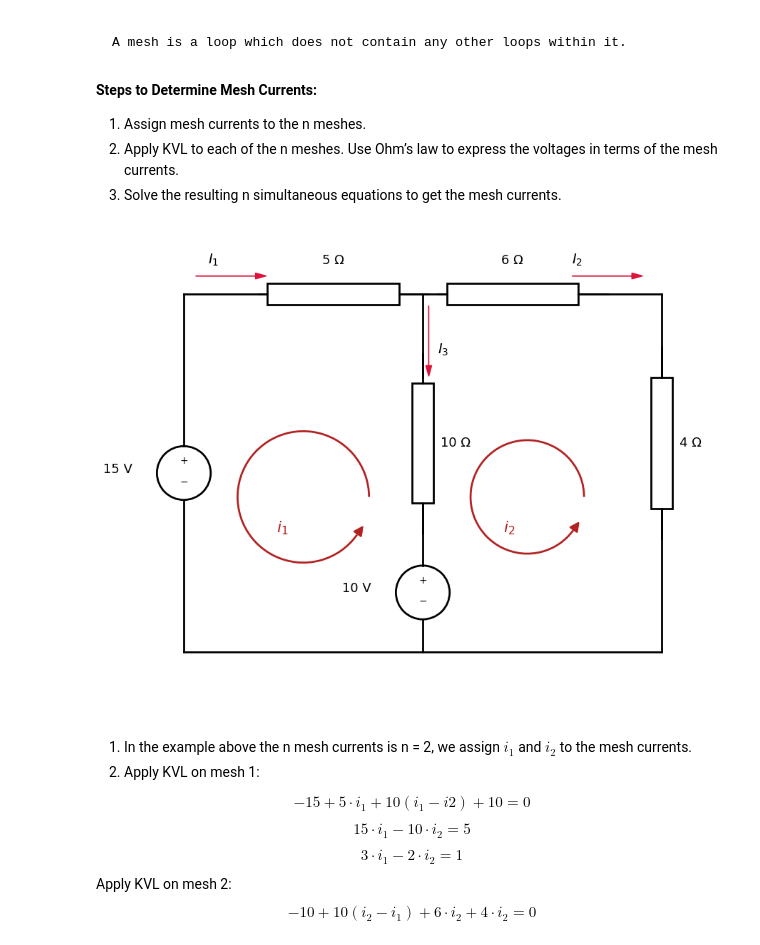
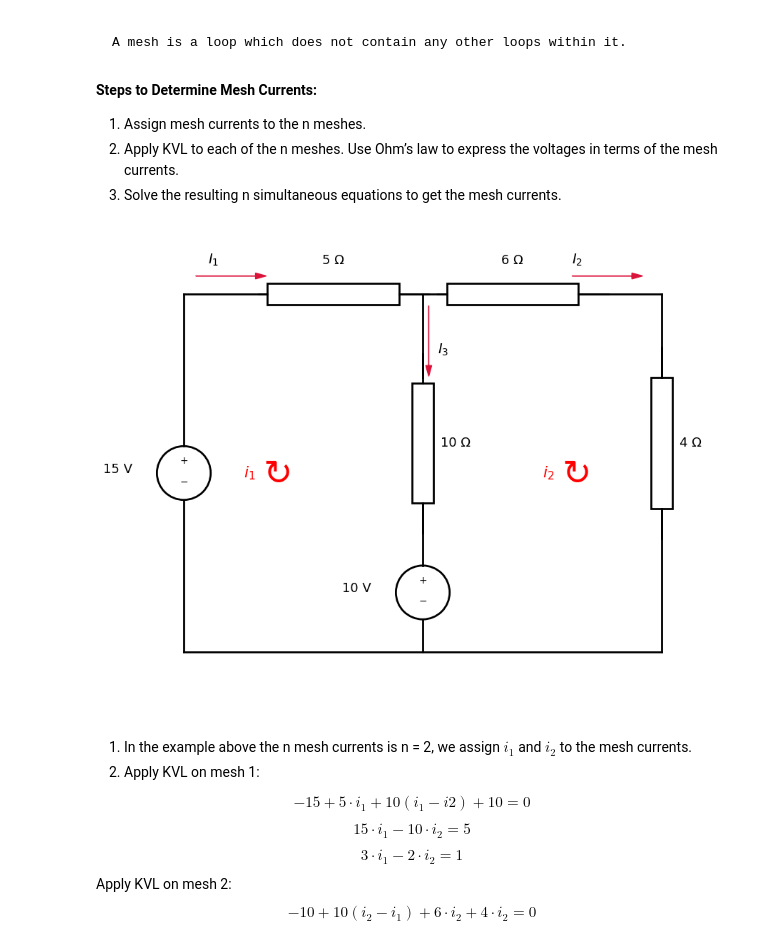
Before and after one commit to NilsJakob/AC_Power_System_Basics_2026, a Jupyter notebook: Lectures/Lecture1.ipynb, the cells around one changed output. Saved outputs shown, nothing was run; the diff lists cells and outputs as text; code cells hidden in the pictures.

```diff
--- a/Lectures/Lecture1.ipynb
+++ b/Lectures/Lecture1.ipynb
@@ -1723,84 +1721,42 @@ wire(7.6,7,9,7)
 resistor_h(2.4,7,2.2,'5 Ω')
 resistor_h(5.4,7,2.2,'6 Ω')
 resistor_v(9,3.4,2.2,'4 Ω')
 
 wire(5,7,5,5.6)
 resistor_v(5,3.5,2.0,'10 Ω')
 wire(5,3.5,5,3.0)
 wire(5,2.45,5,3.0)
 wire(5,1.55,5,1)
 
 source(1,4,'15 V')
 source(5,2,'10 V')
 
 # ---------- Branch currents ----------
 ax.arrow(1.2,7.3,1.0,0,head_width=0.10,head_length=0.18,color='crimson')
 ax.text(1.4,7.5,r'$I_1$',fontsize=14,bbox=dict(fc='white',ec='none'))
 
 ax.arrow(7.5,7.3,1.0,0,head_width=0.10,head_length=0.18,color='crimson')
 ax.text(7.5,7.5,r'$I_2$',fontsize=14,bbox=dict(fc='white',ec='none'))
 
 ax.arrow(5.1,6.8,0,-1.0,head_width=0.10,head_length=0.18,color='crimson')
 ax.text(5.25,6,r'$I_3$',fontsize=14,bbox=dict(fc='white',ec='none'))
 
-# Arrowhead exactly at the arc endpoint
+ax.text(2.5, 4.0, r'$\circlearrowright$', color='red',
+        fontsize=35, ha='center', va='center')
+ax.text(2.1, 4.0, r'$i_1$', color='red',
+        fontsize=16, ha='center', va='center')
 
-# i1
-cx1, cy1 = 3.0, 3.6
-r1 = 1.1
-theta = np.deg2rad(325)
-
-ax.add_patch(Arc((cx1, cy1), 2*r1, 2*r1,
-                 theta1=0, theta2=325,
-                 color='firebrick', lw=2))
-
-x1 = cx1 + r1*np.cos(theta)
-y1 = cy1 + r1*np.sin(theta)
-
-# clockwise tangent direction
-dx1 = -0.22*np.sin(theta)
-dy1 =  0.22*np.cos(theta)
-
-ax.add_patch(FancyArrowPatch(
-    (x1, y1),
-    (x1 + dx1, y1 + dy1),
-    arrowstyle='-|>', mutation_scale=20,
-    color='firebrick', lw=2))
-
-ax.text(2.55, 3.0, r'$i_1$', fontsize=16,
-        color='firebrick', bbox=dict(fc='white', ec='none'))
-
-# i2
-cx2, cy2 = 6.75, 3.6
-r2 = 0.95
-
-ax.add_patch(Arc((cx2, cy2), 2*r2, 2*r2,
-                 theta1=0, theta2=325,
-                 color='firebrick', lw=2))
-
-x2 = cx2 + r2*np.cos(theta)
-y2 = cy2 + r2*np.sin(theta)
-
-# clockwise tangent direction
-dx2 = -0.20*np.sin(theta)
-dy2 =  0.20*np.cos(theta)
-
-ax.add_patch(FancyArrowPatch(
-    (x2, y2),
-    (x2 + dx2, y2 + dy2),
-    arrowstyle='-|>', mutation_scale=20,
-    color='firebrick', lw=2))
-
-ax.text(6.35, 3.0, r'$i_2$', fontsize=16,
-        color='firebrick', bbox=dict(fc='white', ec='none'))
-
+ax.text(7.5, 4.0, r'$\circlearrowright$', color='red',
+        fontsize=35, ha='center', va='center')
+ax.text(7.1, 4.0, r'$i_2$', color='red',
+        fontsize=16, ha='center', va='center')
 
 ax.set_xlim(0,10)
 ax.set_ylim(0,8)
 plt.tight_layout()
 plt.show()
 # %% [output]
-[figure, old version]
+[figure, new version]
 # %% [markdown]
 1. In the example above the n mesh currents is n = 2, we assign $i_1$ and $i_2$ to the mesh currents.
 2. Apply KVL on mesh 1:
```
Also changed, not shown: parts of 4 cells of this notebook, 4 other files.
